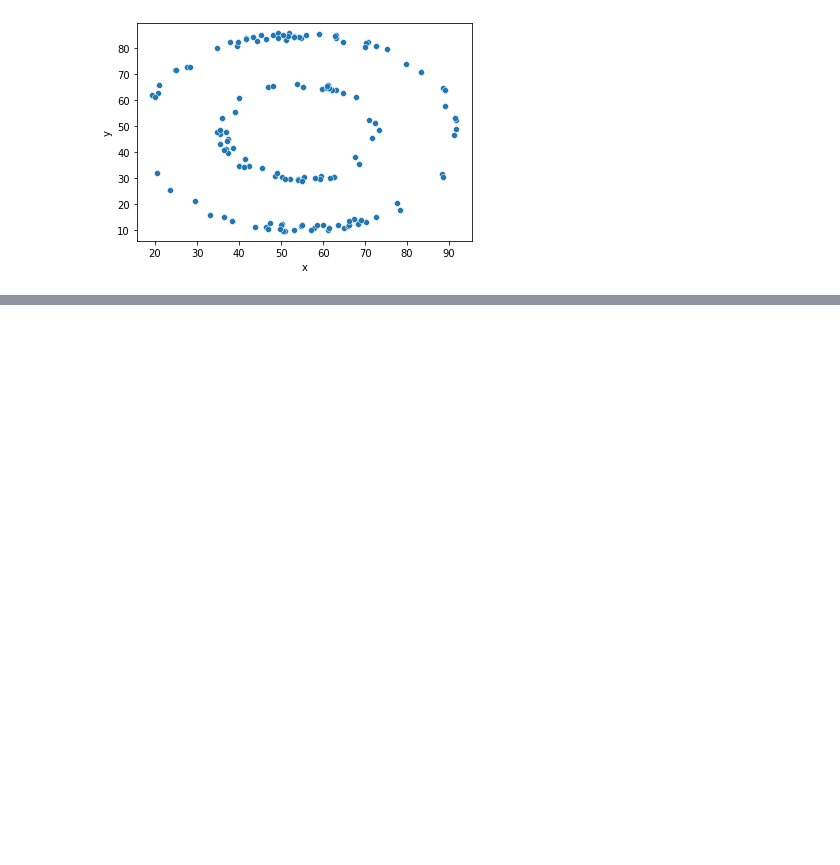
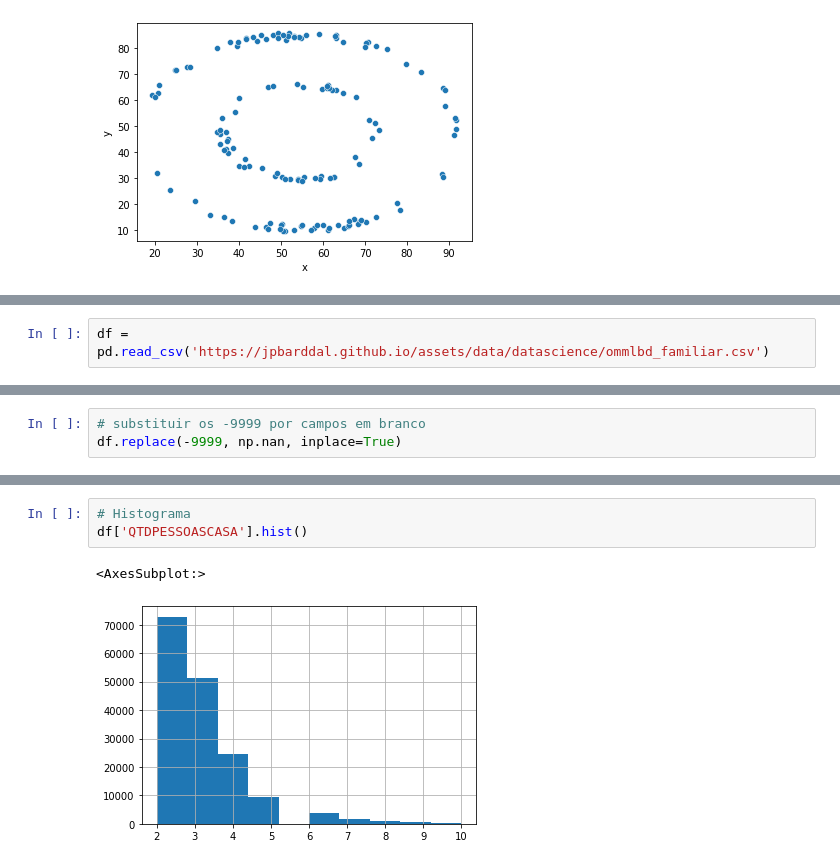
Before and after one commit to jpbarddal/jpbarddal.github.io, a Jupyter notebook: assets/data/lectures/2023/ppgia_data_science_2023.ipynb, the cells around one changed output, grey strips where cells are left out. Drawn from its saved outputs; the diff is of its cells as text; blank space fills up the shorter version.

```diff
--- a/assets/data/lectures/2023/ppgia_data_science_2023.ipynb
+++ b/assets/data/lectures/2023/ppgia_data_science_2023.ipynb
@@ -306,0 +314,2 @@ for i in range(0, 10):
+# %%
+df = pd.read_csv('https://jpbarddal.github.io/assets/data/datascience/ommlbd_familiar.csv')
@@ -306,0 +323,3 @@ for i in range(0, 10):
+# %%
+# substituir os -9999 por campos em branco
+df.replace(-9999, np.nan, inplace=True)
@@ -306,0 +388,6 @@ for i in range(0, 10):
+# %%
+# Histograma
+df['QTDPESSOASCASA'].hist()
+# %% [output]
+<AxesSubplot:>
+[figure, added]
```
Also changed, not shown: parts of 30 cells of this notebook, 4 other files.
